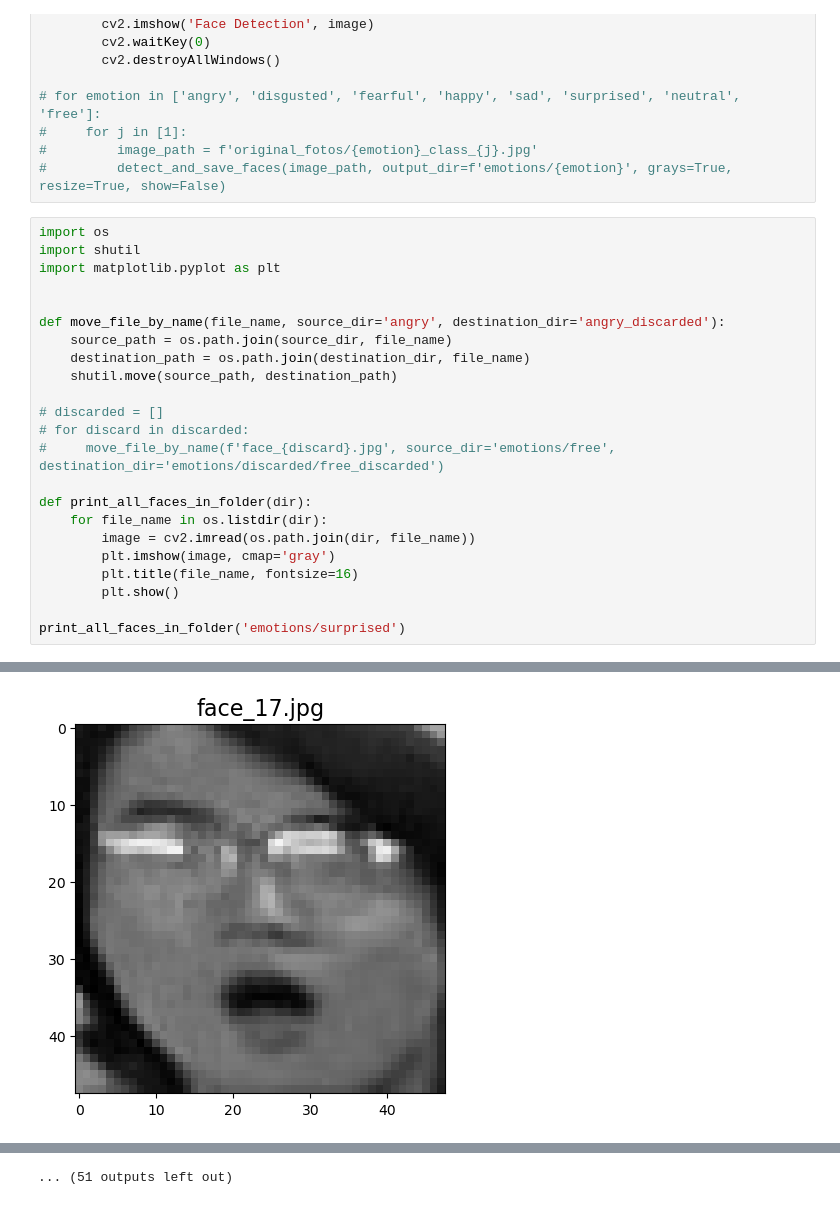
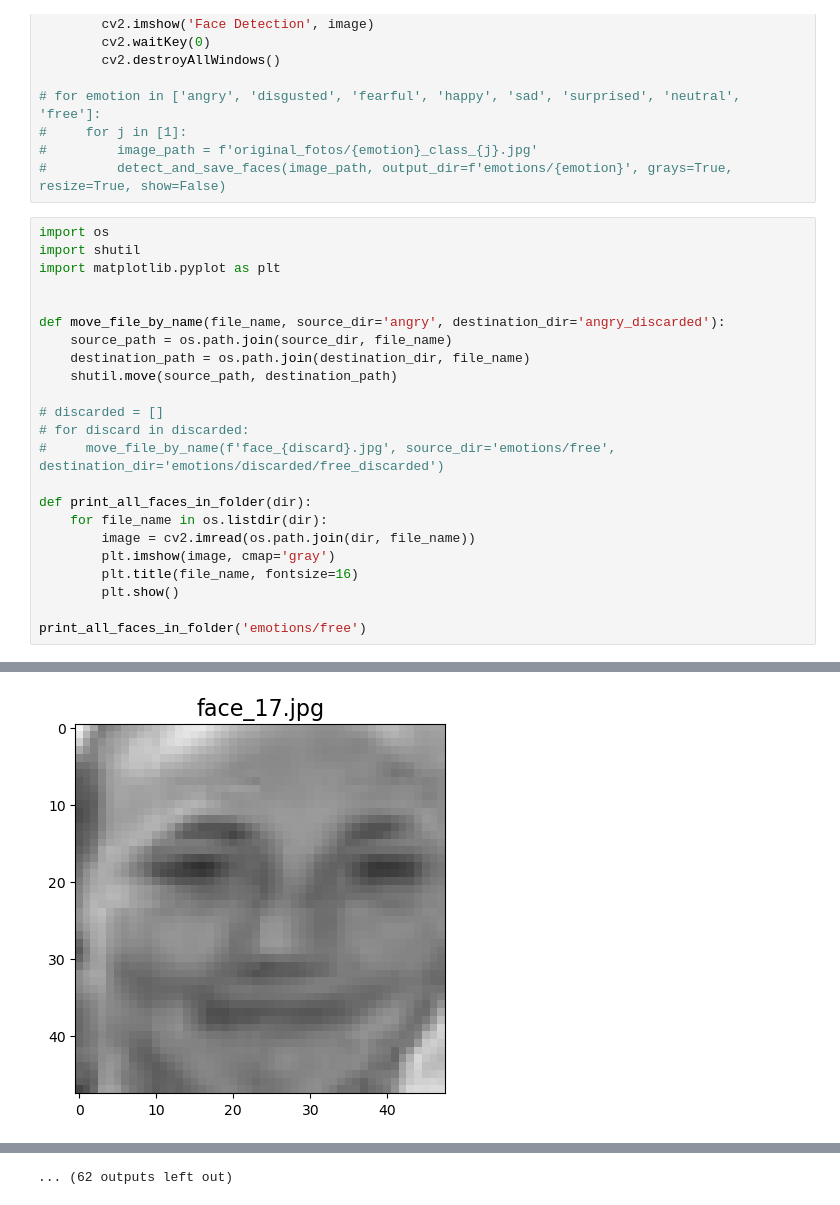
Before and after one commit to JoeyBowman/AppML-Final-Project-2024, a Jupyter notebook: Andreas_rodekasse/locate_faces.ipynb, the cells around one changed output, grey strips where cells are left out. Drawn from its saved outputs; the diff is of its cells as text.

```diff
--- a/Andreas_rodekasse/locate_faces.ipynb
+++ b/Andreas_rodekasse/locate_faces.ipynb
@@ -60,5 +60,5 @@ def print_all_faces_in_folder(dir):
         plt.title(file_name, fontsize=16)
         plt.show()
 
-print_all_faces_in_folder('emotions/surprised')
+print_all_faces_in_folder('emotions/free')
 # %% [output]
@@ -74 +74 @@ print_all_faces_in_folder('emotions/surprised')
-[figure, old version]
+[figure, new version]
@@ -77 +77 @@ print_all_faces_in_folder('emotions/surprised')
-... (51 outputs left out)
+... (62 outputs left out)
```
Also changed, not shown: parts of 1 cell of this notebook, 3 other files.
